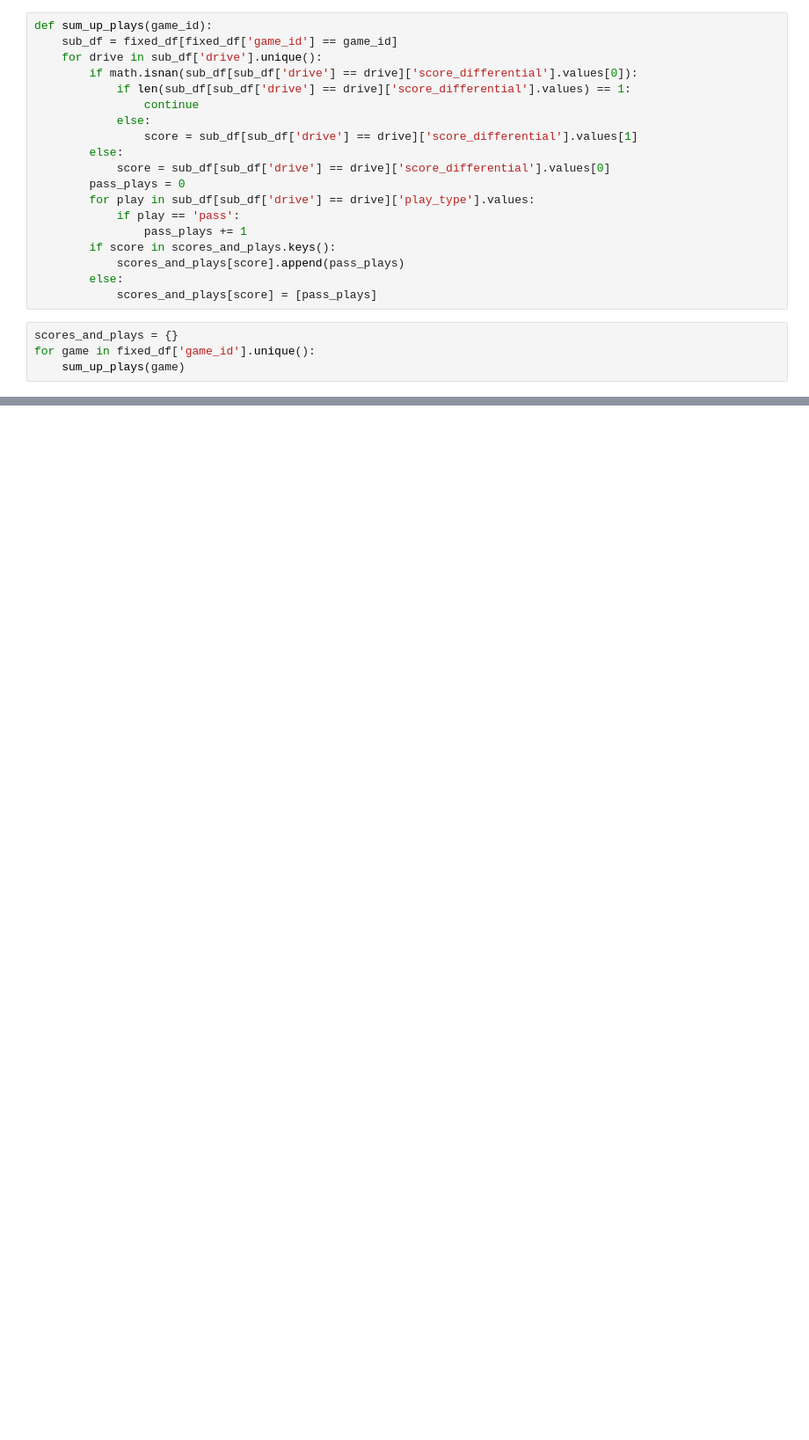
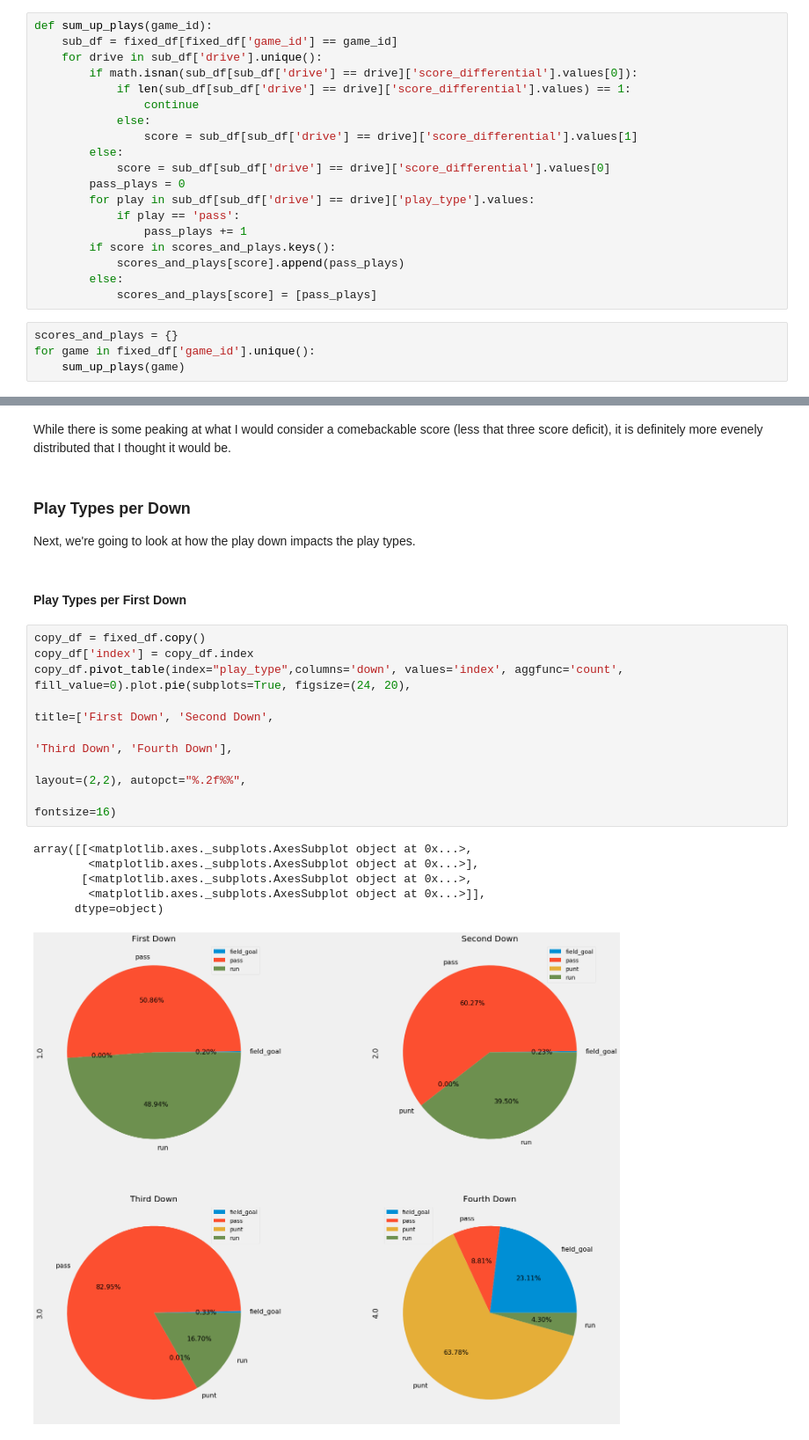
Before and after one commit to brendan-d-freeman/nfl-playcal-prediction, a Jupyter notebook: nfl_playcall_prediction_notebook.ipynb, the cells around one changed output, grey strips where cells are left out. Shown at 88% size. Saved outputs shown, nothing was run; the diff lists cells and outputs as text; blank space fills up the shorter version.

```diff
--- a/nfl_playcall_prediction_notebook.ipynb
+++ b/nfl_playcall_prediction_notebook.ipynb
@@ -381,0 +440,23 @@ plot = plt.scatter(x, y)
+# %% [markdown]
+While there is some peaking at what I would consider a comebackable score (less that three score deficit), it is definitely more evenely distributed that I thought it would be.
+# %% [markdown]
+### Play Types per Down
+
+Next, we're going to look at how the play down impacts the play types.
+# %% [markdown]
+#### Play Types per First Down
+# %%
+copy_df = fixed_df.copy()
+copy_df['index'] = copy_df.index
+copy_df.pivot_table(index="play_type",columns='down', values='index', aggfunc='count', fill_value=0).plot.pie(subplots=True, figsize=(24, 20),
+                                                                                                              title=['First Down', 'Second Down',
+                                                                                                                    'Third Down', 'Fourth Down'],
+                                                                                                             layout=(2,2), autopct="%.2f%%",
+                                                                                                             fontsize=16)
+# %% [output]
+array([[<matplotlib.axes._subplots.AxesSubplot object at 0x...>,
+        <matplotlib.axes._subplots.AxesSubplot object at 0x...>],
+       [<matplotlib.axes._subplots.AxesSubplot object at 0x...>,
+        <matplotlib.axes._subplots.AxesSubplot object at 0x...>]],
+      dtype=object)
+[figure, added]
```
Also changed, not shown: parts of 107 cells of this notebook, 2 other files.
